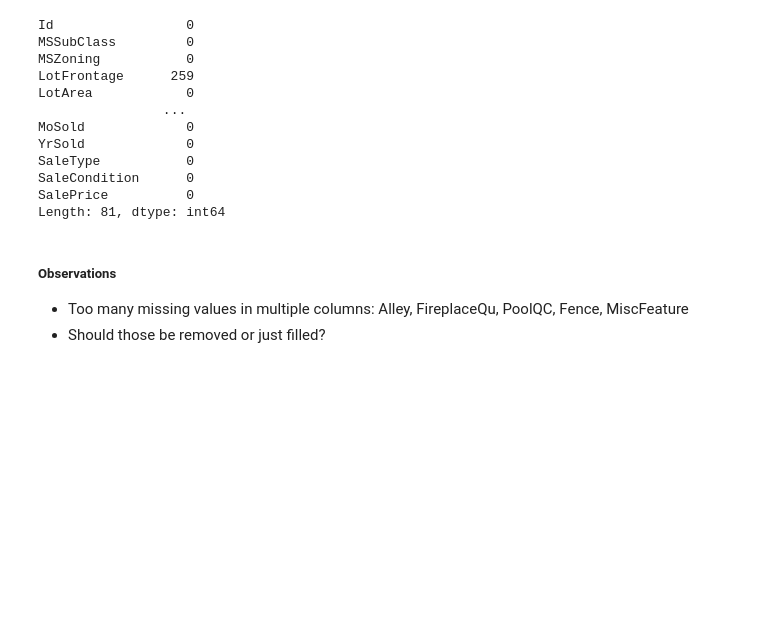
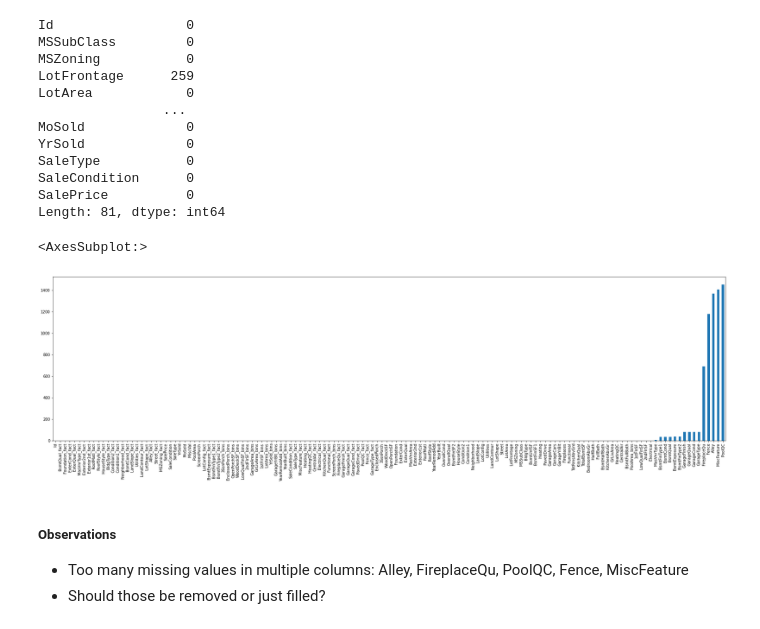
Before and after one commit to mikolajkania/kaggle-03-house-prices, a Jupyter notebook: notebooks/eda_train.ipynb, the cells around one changed output. Cells and saved outputs as stored; diff of their text form; code cells hidden in the pictures; blank space fills up the shorter version.

```diff
--- a/notebooks/eda_train.ipynb
+++ b/notebooks/eda_train.ipynb
@@ -34,6 +34,13 @@ SaleType           0
 SaleCondition      0
 SalePrice          0
 Length: 81, dtype: int64
+# %%
+missing_values: pd.Series = train_df.isnull().sum()
+missing_values.sort_values(inplace=True)
+missing_values.plot.bar(missing_values[missing_values>0], figsize=(32, 8))
+# %% [output]
+<AxesSubplot:>
+[figure, added]
 # %%
 train_df['LotFrontage'] = train_df['LotFrontage'].fillna(-1)
 train_df['GarageYrBlt'] = train_df['GarageYrBlt'].fillna(-1)
```
Also changed, not shown: parts of 3 cells of this notebook, 7 other files.
